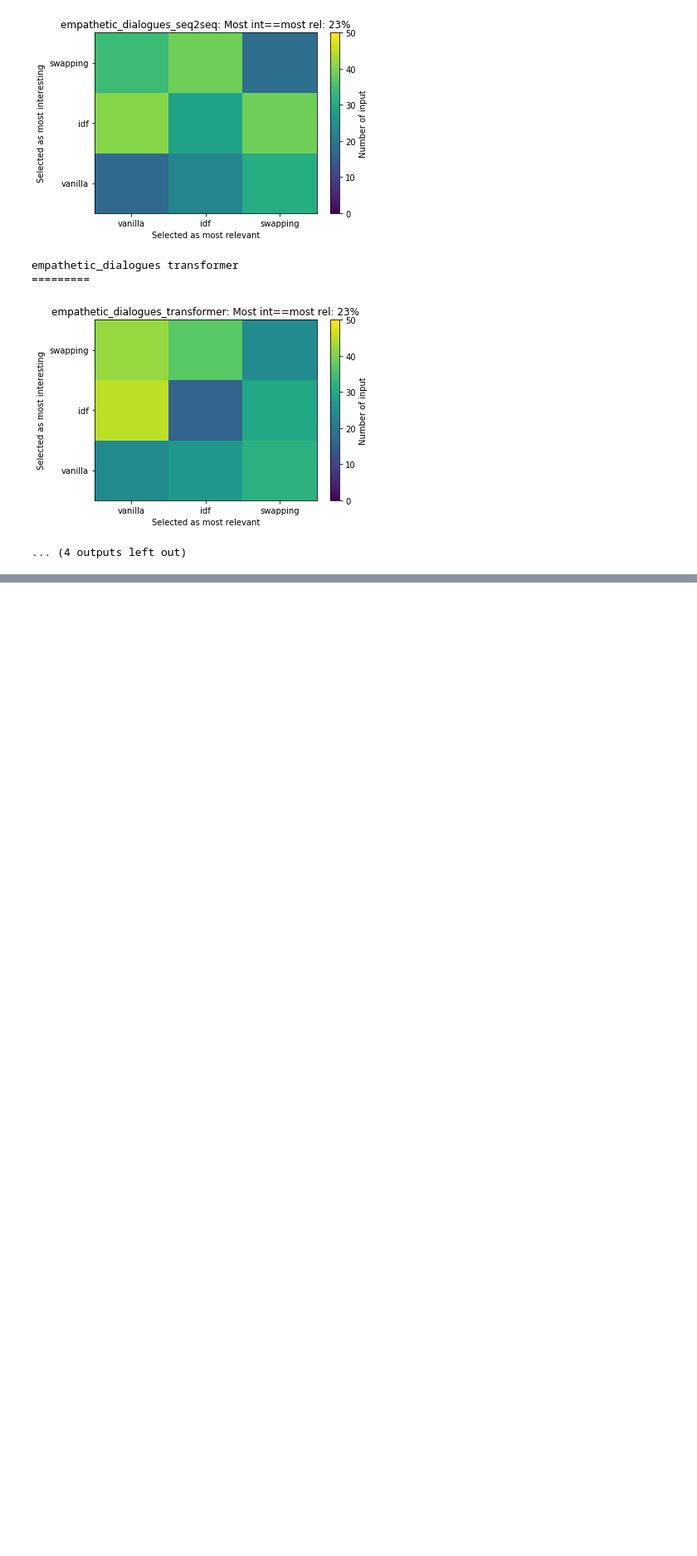
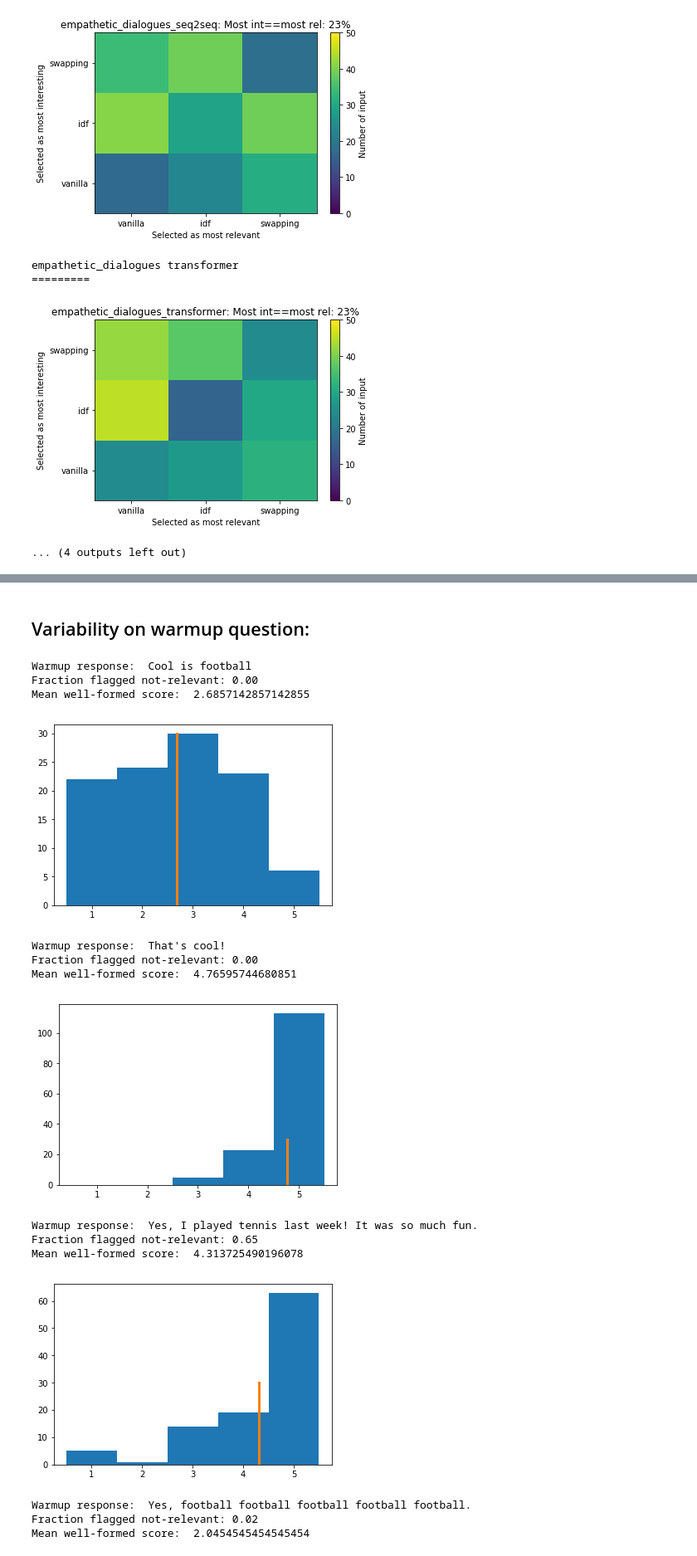
Before and after one commit to odemasi/ParlAI, a Jupyter notebook: evaluation/Explore_turk_results_v2.ipynb, the cells around one changed output, grey strips where cells are left out. Shown at 83% size. Drawn from its saved outputs; the diff is of its cells as text; code cells hidden in the pictures; blank space fills up the shorter version.

```diff
--- a/evaluation/Explore_turk_results_v2.ipynb
+++ b/evaluation/Explore_turk_results_v2.ipynb
@@ -613,0 +719,4 @@ empathetic_dialogues transformer
+# %%
+elim_batch_name = 'batches/Batch_3629231_batch_results.csv'
+
+raw_elim_df = pd.read_csv(elim_batch_name)
@@ -613,0 +753,27 @@ empathetic_dialogues transformer
+# %% [markdown]
+## Variability on warmup question:
+# %%
+for warmup_resp, df in raw_elim_df.groupby('Input.warmup_response'):
+    mean_score = df['Answer.well_formed_warmup'].mean()
+    print('Warmup response: ', warmup_resp)
+    print('Fraction flagged not-relevant: %.2f' % np.mean([type(x) == str for x in df['Answer.check_rel_1_warmup'].values]))
+    print('Mean well-formed score: ', mean_score)
+    plt.hist(df['Answer.well_formed_warmup'].values, bins = .5+np.arange(6))
+    plt.plot([mean_score, mean_score], [0, 30], linewidth=3)
+    plt.show()
+# %% [output]
+Warmup response:  Cool is football
+Fraction flagged not-relevant: 0.00
+Mean well-formed score:  2.6857142857142855
+[figure, added]
+Warmup response:  That's cool!
+Fraction flagged not-relevant: 0.00
+Mean well-formed score:  4.76595744680851
+[figure, added]
+Warmup response:  Yes, I played tennis last week! It was so much fun.
+Fraction flagged not-relevant: 0.65
+Mean well-formed score:  4.313725490196078
+[figure, added]
+Warmup response:  Yes, football football football football football.
+Fraction flagged not-relevant: 0.02
+Mean well-formed score:  2.0454545454545454
```
Also changed, not shown: parts of 18 cells of this notebook.
